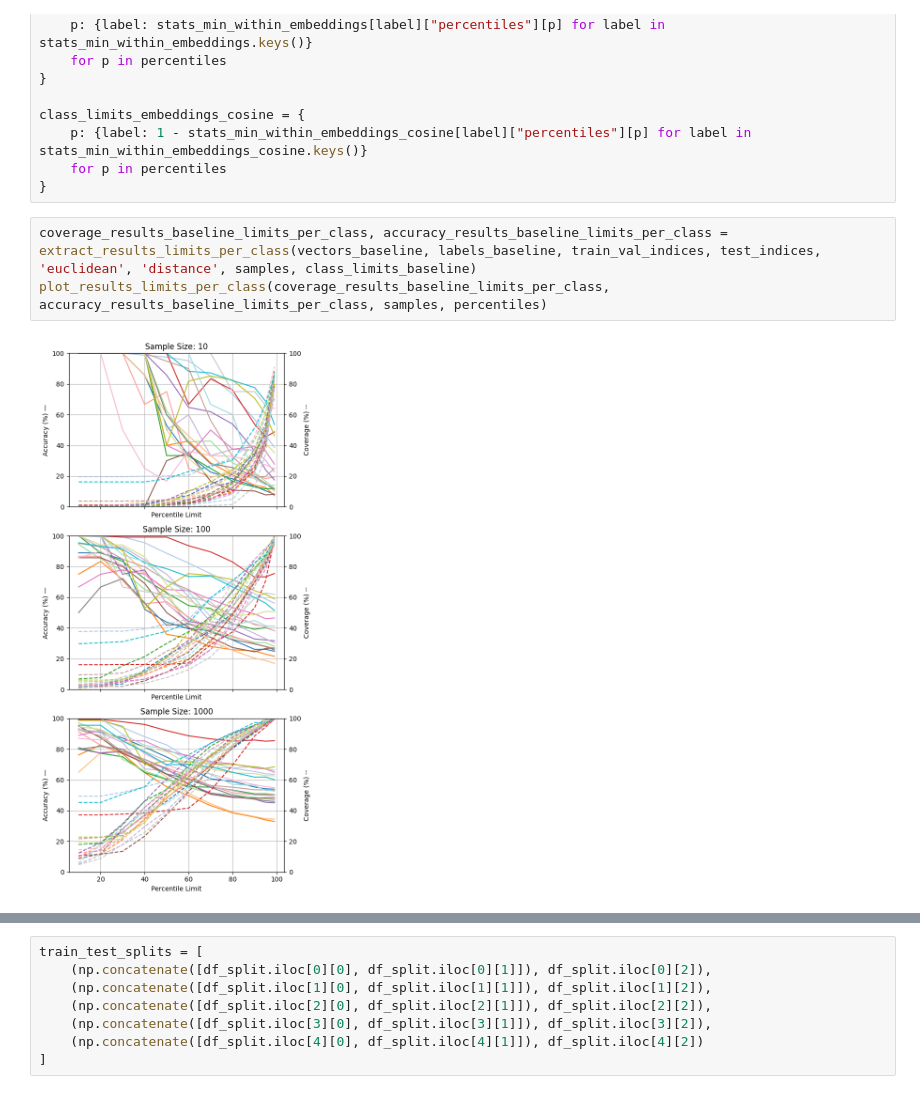
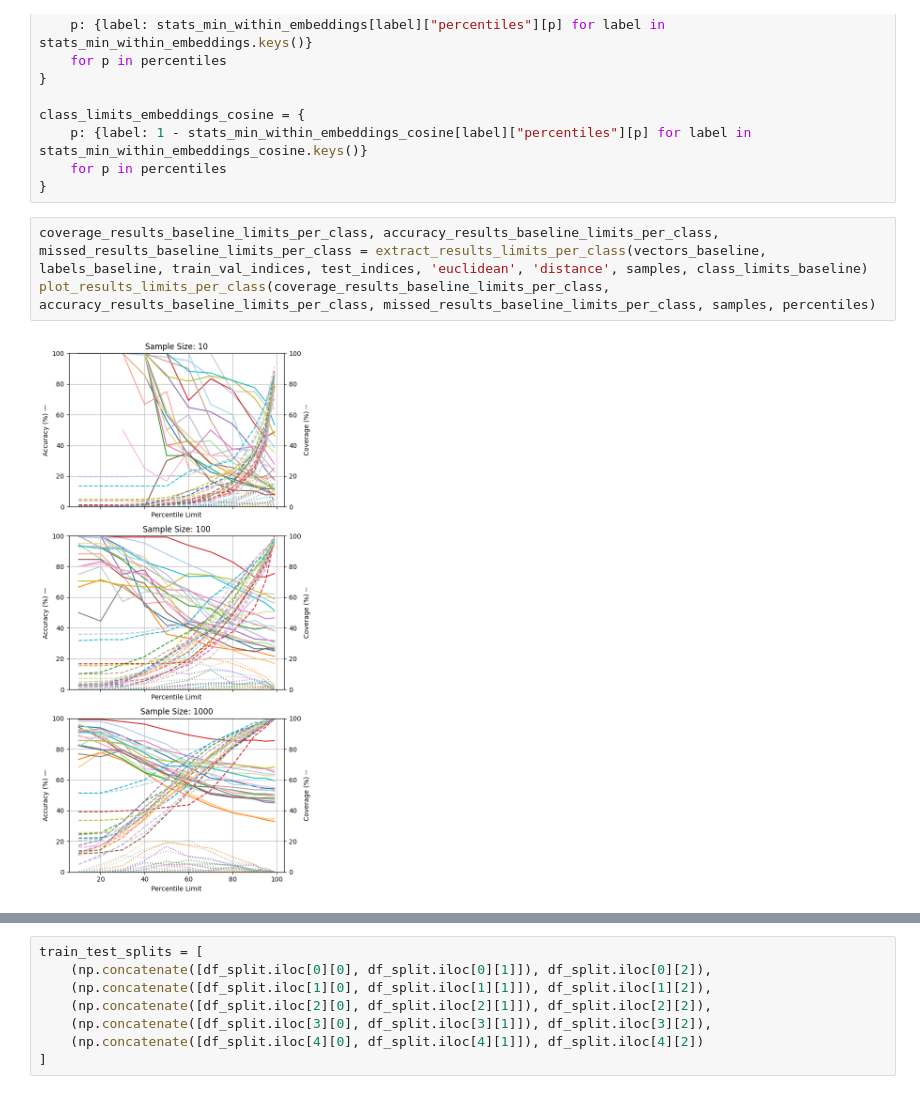
Before and after one commit to elliev7/partiii_research_project, a Jupyter notebook: fingerprinting/percentiles.ipynb, the cells around one changed output, grey strips where cells are left out. Cells and saved outputs as stored; diff of their text form.

```diff
--- a/fingerprinting/percentiles.ipynb
+++ b/fingerprinting/percentiles.ipynb
@@ -96,8 +97,8 @@ class_limits_embeddings_cosine = {
     for p in percentiles
 }
 # %%
-coverage_results_baseline_limits_per_class, accuracy_results_baseline_limits_per_class = extract_results_limits_per_class(vectors_baseline, labels_baseline, train_val_indices, test_indices, 'euclidean', 'distance', samples, class_limits_baseline)
-plot_results_limits_per_class(coverage_results_baseline_limits_per_class, accuracy_results_baseline_limits_per_class, samples, percentiles)
+coverage_results_baseline_limits_per_class, accuracy_results_baseline_limits_per_class, missed_results_baseline_limits_per_class = extract_results_limits_per_class(vectors_baseline, labels_baseline, train_val_indices, test_indices, 'euclidean', 'distance', samples, class_limits_baseline)
+plot_results_limits_per_class(coverage_results_baseline_limits_per_class, accuracy_results_baseline_limits_per_class, missed_results_baseline_limits_per_class, samples, percentiles)
 # %% [output]
-[figure, old version]
+[figure, new version]
 # %%
```
Also changed, not shown: parts of 9 cells of this notebook, 2 other files.
